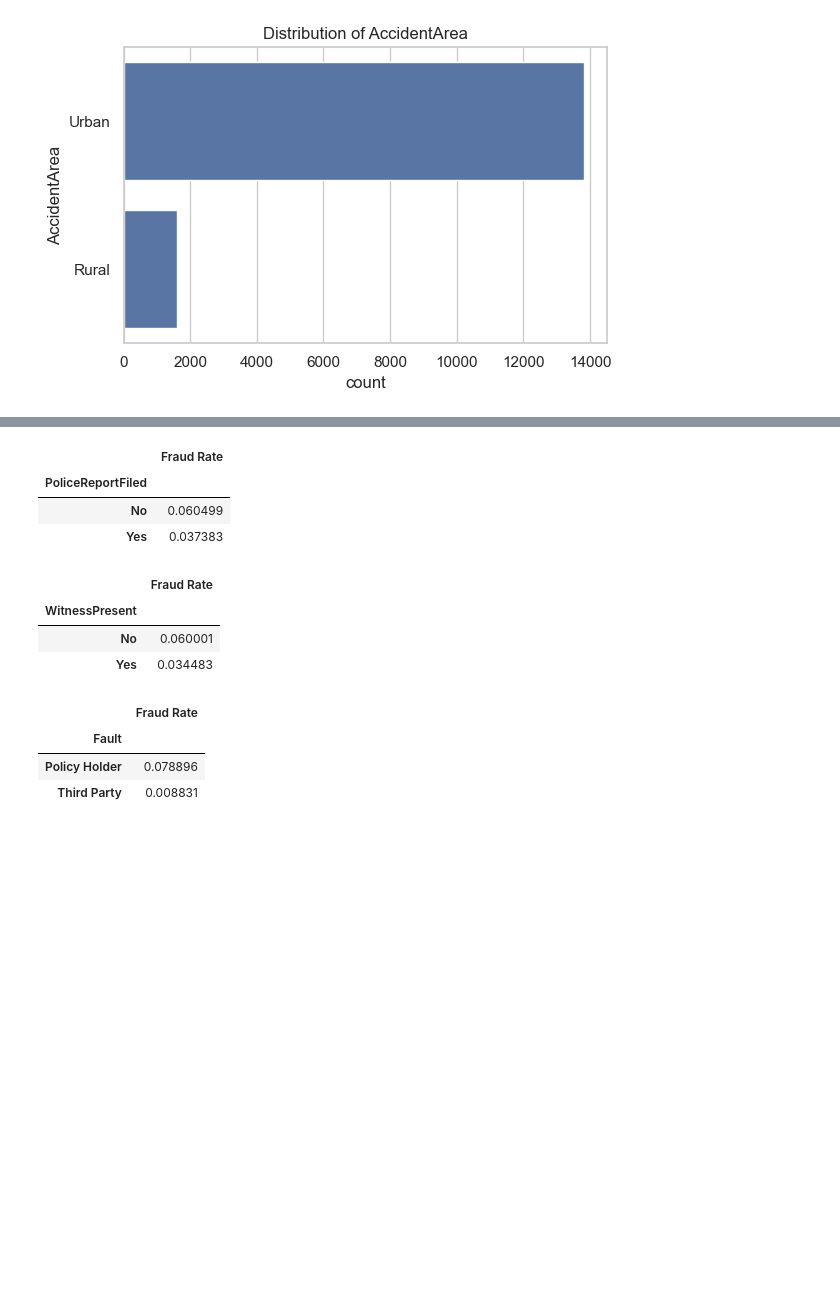
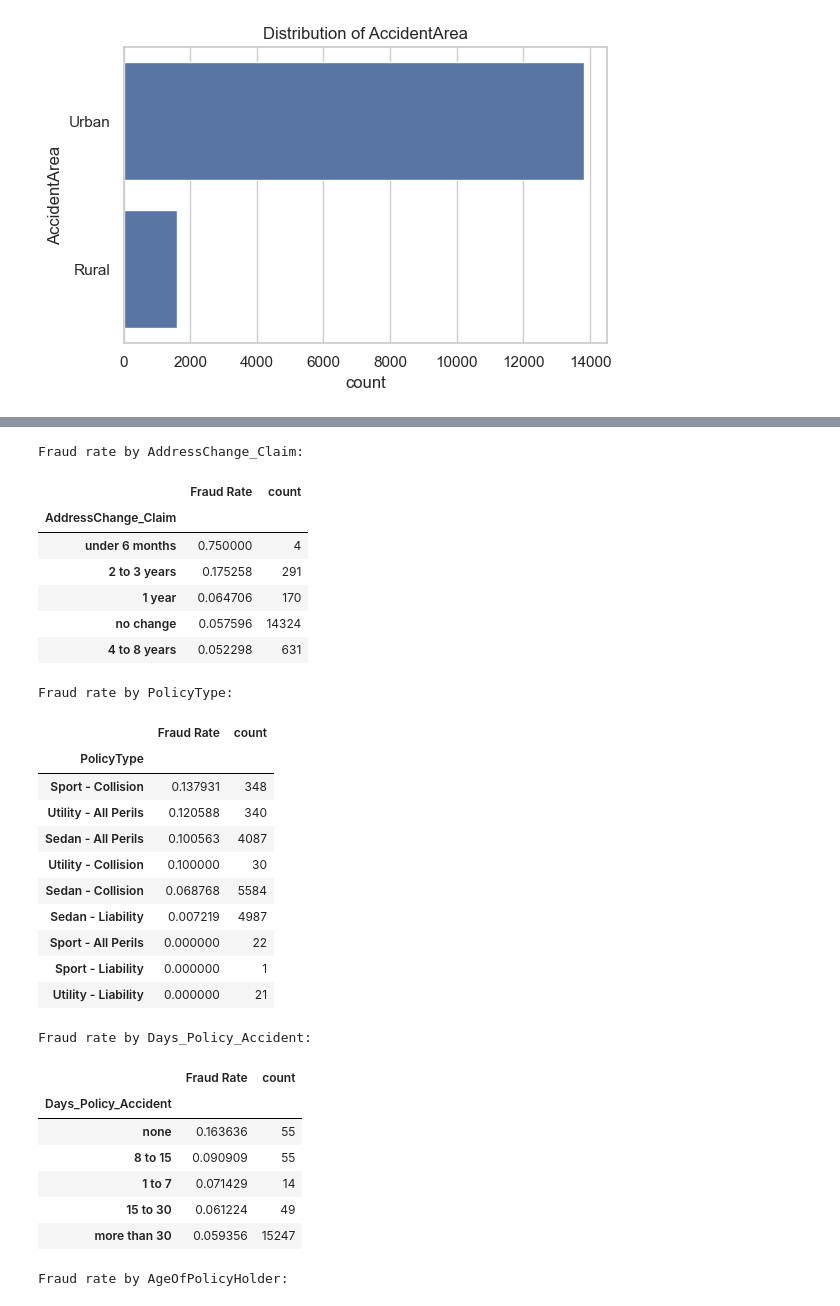
Before and after one commit to AmalSatheesan/Vehicle_Insurance_Claim_Fraud_Detection, a Jupyter notebook: notebooks/01_data_exploration.ipynb, the cells around one changed output, grey strips where cells are left out. Saved outputs shown, nothing was run; the diff lists cells and outputs as text; code cells hidden in the pictures; blank space fills up the shorter version.

Commit message:
Data Exploration completed

```diff
--- a/notebooks/01_data_exploration.ipynb
+++ b/notebooks/01_data_exploration.ipynb
@@ -250,0 +341,17 @@ for col in key_categorical_features:
+# %%
+from scipy.stats import chi2_contingency
+
+chi_square_results = []
+
+for col in categorical_features:
+    contingency = pd.crosstab(df[col], df['FraudFound_P'])
+    chi2, p, _, _ = chi2_contingency(contingency)
+
+    chi_square_results.append({
+        'Feature': col,
+        'ChiSquare_p_value': p
+    })
+
+chi_square_df = pd.DataFrame(chi_square_results)
+
+chi_square_df
@@ -256,17 +468,50 @@ Fraud rate per category is calculated for selected features.
 # %%
-for col in key_categorical_features:
-    fraud_rate = df.groupby(col)['FraudFound_P'].mean().sort_values(ascending=False)
-    display(fraud_rate.to_frame(name='Fraud Rate'))
+top_categorical_features = [
+    'AddressChange_Claim',
+    'PolicyType',
+    'Days_Policy_Accident',
+    'AgeOfPolicyHolder',
+    'VehicleCategory',
+    'BasePolicy',
+    'Fault',
+    'PastNumberOfClaims'
+]
+
+for col in top_categorical_features:
+    print(f"\nFraud rate by {col}:")
+    display(
+        df.groupby(col)['FraudFound_P']
+          .agg(['mean', 'count'])
+          .rename(columns={'mean': 'Fraud Rate'})
+          .sort_values('Fraud Rate', ascending=False)
+    )
 # %% [output]
+Fraud rate by AddressChange_Claim:
-|  | Fraud Rate |
-| PoliceReportFiled |  |
-| No | 0.060499 |
-| Yes | 0.037383 |
+|  | Fraud Rate | count |
+| AddressChange_Claim |  |  |
+| under 6 months | 0.750000 | 4 |
+| 2 to 3 years | 0.175258 | 291 |
+| 1 year | 0.064706 | 170 |
+| no change | 0.057596 | 14324 |
+| 4 to 8 years | 0.052298 | 631 |
+Fraud rate by PolicyType:
-|  | Fraud Rate |
-| WitnessPresent |  |
-| No | 0.060001 |
-| Yes | 0.034483 |
+|  | Fraud Rate | count |
+| PolicyType |  |  |
+| Sport - Collision | 0.137931 | 348 |
+| Utility - All Perils | 0.120588 | 340 |
+| Sedan - All Perils | 0.100563 | 4087 |
+| Utility - Collision | 0.100000 | 30 |
+| Sedan - Collision | 0.068768 | 5584 |
+| Sedan - Liability | 0.007219 | 4987 |
+| Sport - All Perils | 0.000000 | 22 |
+| Sport - Liability | 0.000000 | 1 |
+| Utility - Liability | 0.000000 | 21 |
+Fraud rate by Days_Policy_Accident:
-|  | Fraud Rate |
-| Fault |  |
-| Policy Holder | 0.078896 |
-| Third Party | 0.008831 |
+|  | Fraud Rate | count |
+| Days_Policy_Accident |  |  |
+| none | 0.163636 | 55 |
+| 8 to 15 | 0.090909 | 55 |
+| 1 to 7 | 0.071429 | 14 |
+| 15 to 30 | 0.061224 | 49 |
+| more than 30 | 0.059356 | 15247 |
+Fraud rate by AgeOfPolicyHolder:
```
Also changed, not shown: parts of 27 cells of this notebook.
